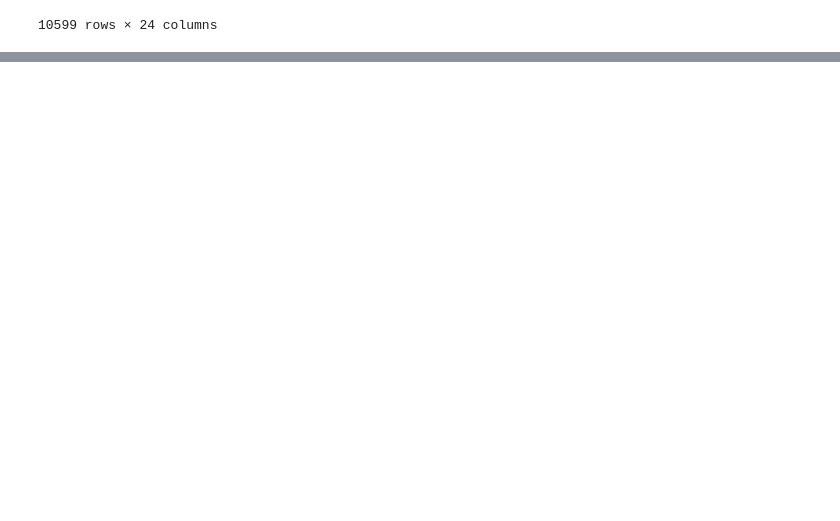
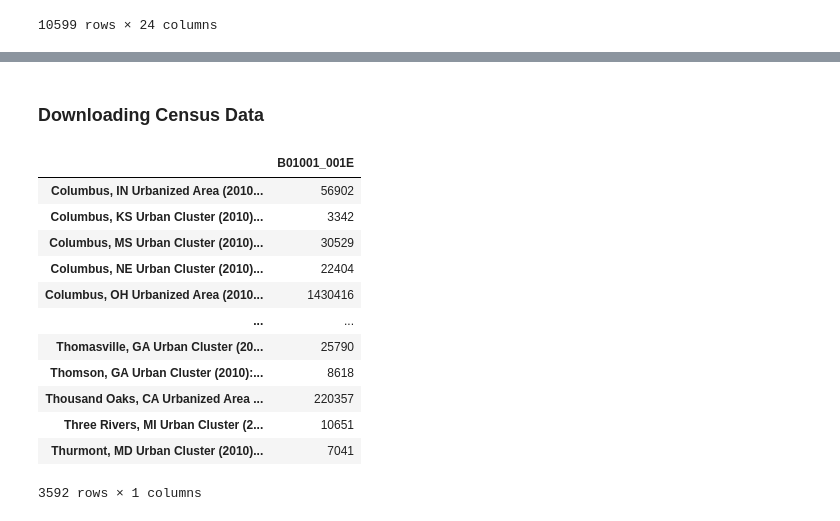
Before and after one commit to ethantenison/UT_Lab-Matching-, a Jupyter notebook: matching_ut_researchlab.ipynb, the cells around one changed output, grey strips where cells are left out. Cells and saved outputs as stored; diff of their text form; code cells hidden in the pictures; blank space fills up the shorter version.

Commit message:
looking at data from ipums

```diff
--- a/matching_ut_researchlab.ipynb
+++ b/matching_ut_researchlab.ipynb
@@ -191,0 +131,21 @@ KeyError: 'ethnicities'
+# %% [markdown]
+### Downloading Census Data
+# %%
+urban_areas = censusdata.download('acs5', 2015, censusdata.censusgeo([('urban area', '*')]),
+                                   ['B01001_001E'])
+
+urban_areas
+# %% [output]
+|  | B01001_001E |
+| Columbus, IN Urbanized Area (2010... | 56902 |
+| Columbus, KS Urban Cluster (2010)... | 3342 |
+| Columbus, MS Urban Cluster (2010)... | 30529 |
+| Columbus, NE Urban Cluster (2010)... | 22404 |
+| Columbus, OH Urbanized Area (2010... | 1430416 |
+| ... | ... |
+| Thomasville, GA Urban Cluster (20... | 25790 |
+| Thomson, GA Urban Cluster (2010):... | 8618 |
+| Thousand Oaks, CA Urbanized Area ... | 220357 |
+| Three Rivers, MI Urban Cluster (2... | 10651 |
+| Thurmont, MD Urban Cluster (2010)... | 7041 |
+3592 rows × 1 columns
```
Also changed, not shown: parts of 10 cells of this notebook.
